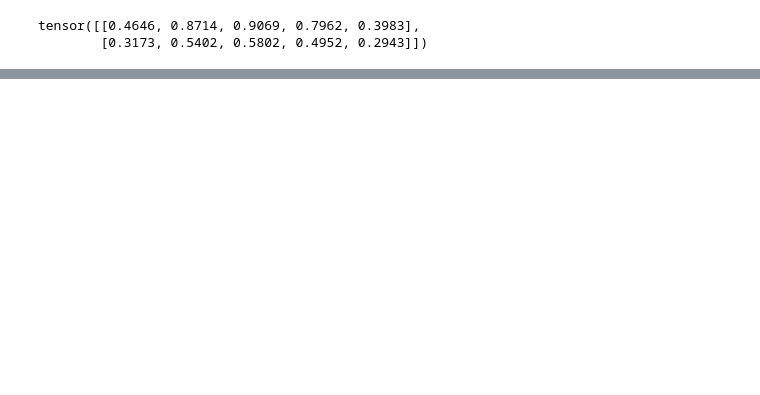
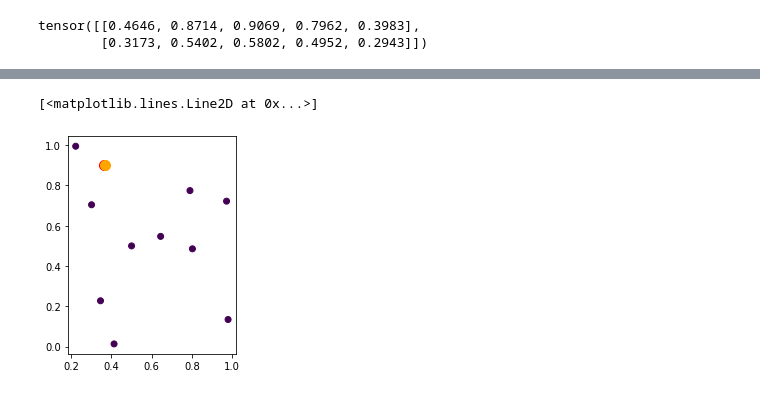
Before and after one commit to eliotshekhtman/strategic-bandits, a Jupyter notebook: strategic-agents.ipynb, the cells around one changed output, grey strips where cells are left out. Cells and saved outputs as stored; diff of their text form; code cells hidden in the pictures; blank space fills up the shorter version.

```diff
--- a/strategic-agents.ipynb
+++ b/strategic-agents.ipynb
@@ -309,0 +538,6 @@ tensor([[0.4646, 0.8714, 0.9069, 0.7962, 0.3983],
+# %%
+x_new = torch.rand(d)
+Xs = torch.stack(dataset)
+phi, b = l1norm_phi(Xs, W, u)
+x_prime = l1norm_gragent(x_new, phi, b, u).detach()
+dataset.append(x_prime)
@@ -309,0 +552,10 @@ tensor([[0.4646, 0.8714, 0.9069, 0.7962, 0.3983],
+# %%
+actions = torch.max(phi @ Xs.T / (one_m @ (phi @ Xs.T)), axis=0)
+# print(actions.indices.tolist())
+plt.gca().set_aspect('equal')
+plt.scatter(Xs[:, 0], Xs[:, 1], c=actions.indices.tolist())
+plt.plot(x_new[0], x_new[1], marker="o", markersize=10, markeredgecolor="red", markerfacecolor="red")
+plt.plot(x_prime[0], x_prime[1], marker="o", markersize=10, markeredgecolor="orange", markerfacecolor="orange")
+# %% [output]
+[<matplotlib.lines.Line2D at 0x...>]
+[figure, added]
```
Also changed, not shown: parts of 23 cells of this notebook, 1 other file.
